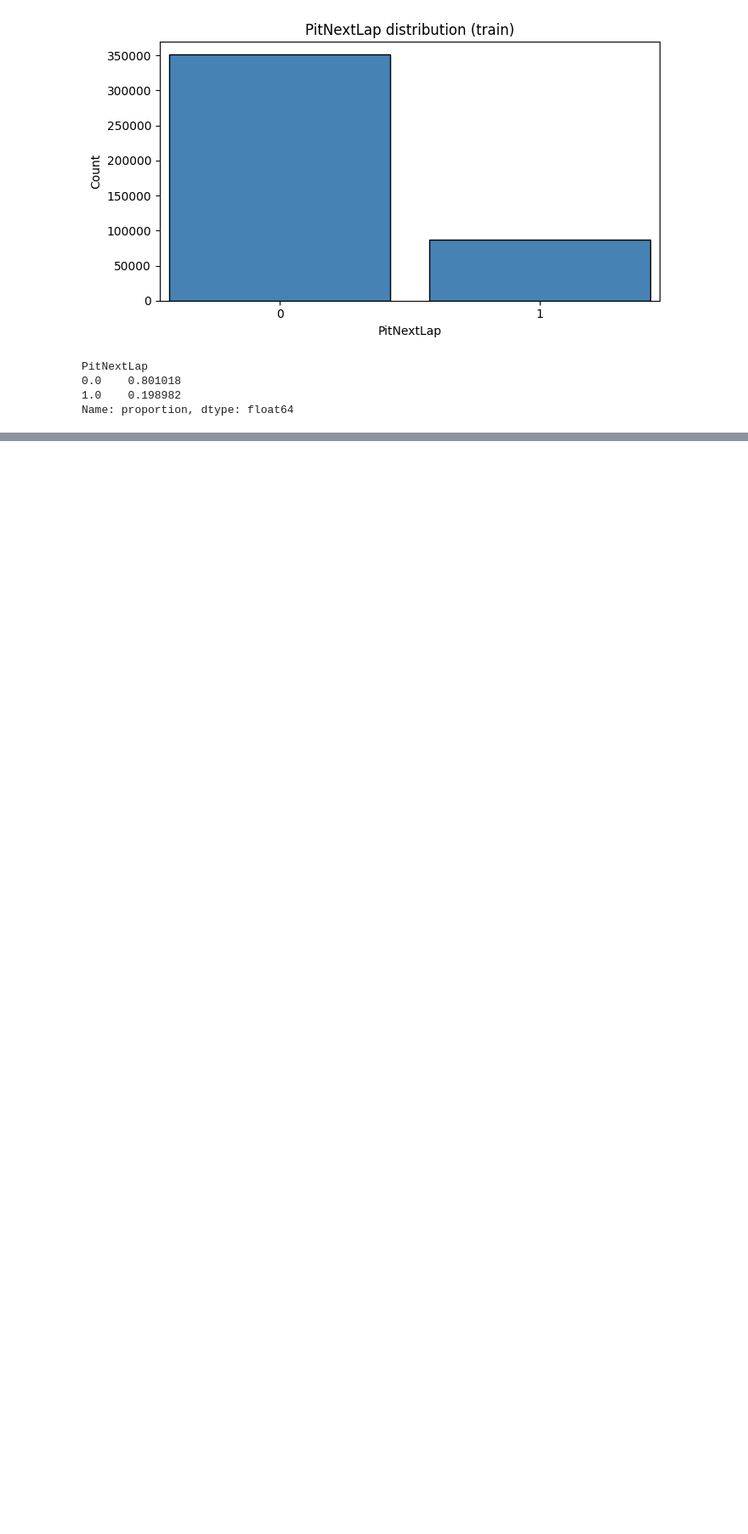
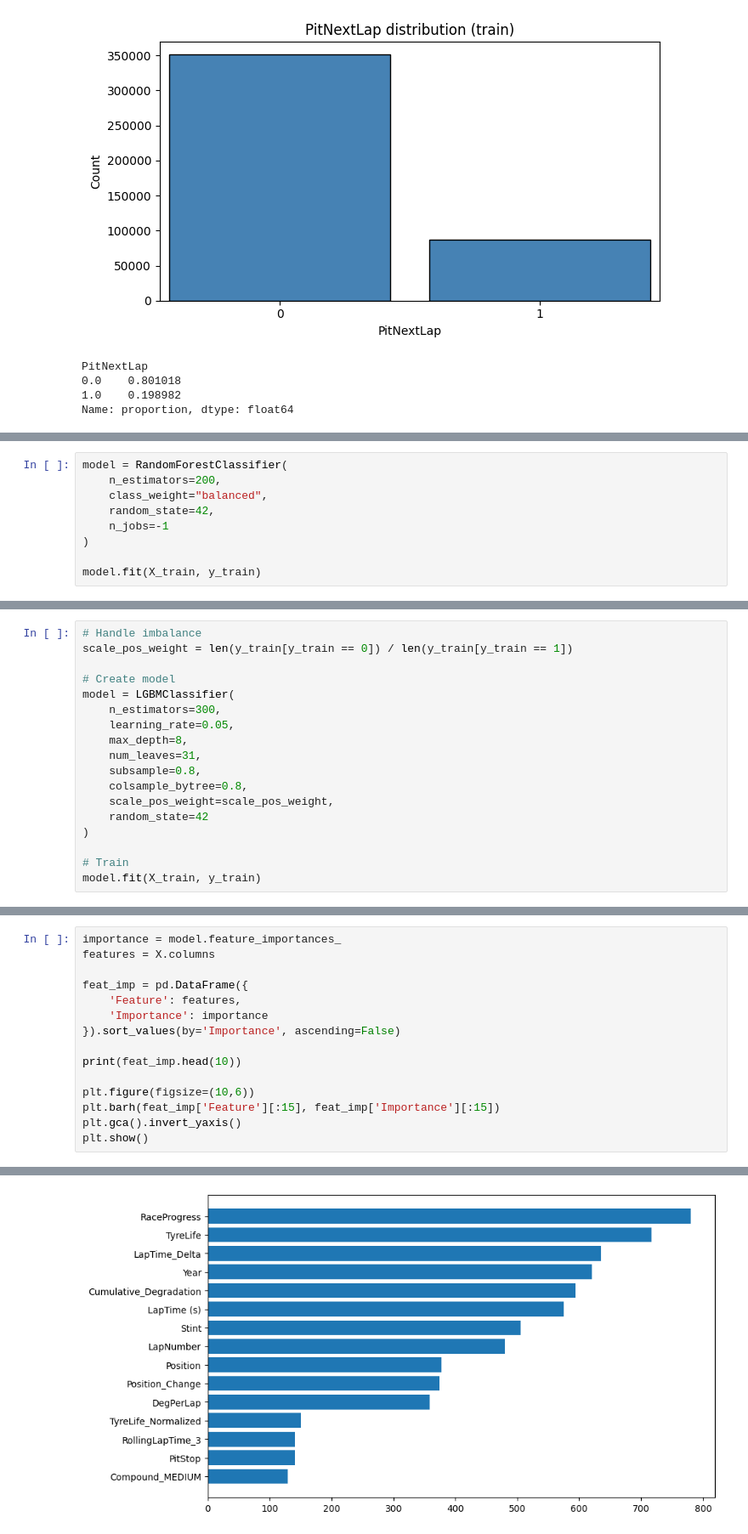
Before and after one commit to ethan-yong/F1-pitstop-prediction, a Jupyter notebook: analysis.ipynb, the cells around one changed output, grey strips where cells are left out. Shown at 85% size. Saved outputs shown, nothing was run; the diff lists cells and outputs as text; blank space fills up the shorter version.

```diff
--- a/analysis.ipynb
+++ b/analysis.ipynb
@@ -119,0 +412,9 @@ Name: proportion, dtype: float64
+# %%
+model = RandomForestClassifier(
+    n_estimators=200,
+    class_weight="balanced",
+    random_state=42,
+    n_jobs=-1
+)
+
+model.fit(X_train, y_train)
@@ -119,0 +530,18 @@ Name: proportion, dtype: float64
+# %%
+# Handle imbalance
+scale_pos_weight = len(y_train[y_train == 0]) / len(y_train[y_train == 1])
+
+# Create model
+model = LGBMClassifier(
+    n_estimators=300,
+    learning_rate=0.05,
+    max_depth=8,
+    num_leaves=31,
+    subsample=0.8,
+    colsample_bytree=0.8,
+    scale_pos_weight=scale_pos_weight,
+    random_state=42
+)
+
+# Train
+model.fit(X_train, y_train)
@@ -119,0 +583,16 @@ Name: proportion, dtype: float64
+# %%
+importance = model.feature_importances_
+features = X.columns
+
+feat_imp = pd.DataFrame({
+    'Feature': features,
+    'Importance': importance
+}).sort_values(by='Importance', ascending=False)
+
+print(feat_imp.head(10))
+
+plt.figure(figsize=(10,6))
+plt.barh(feat_imp['Feature'][:15], feat_imp['Importance'][:15])
+plt.gca().invert_yaxis()
+plt.show()
+# %% [output]
@@ -119,0 +610 @@ Name: proportion, dtype: float64
+[figure, added]
```
Also changed, not shown: parts of 21 cells of this notebook, 1 other file.
